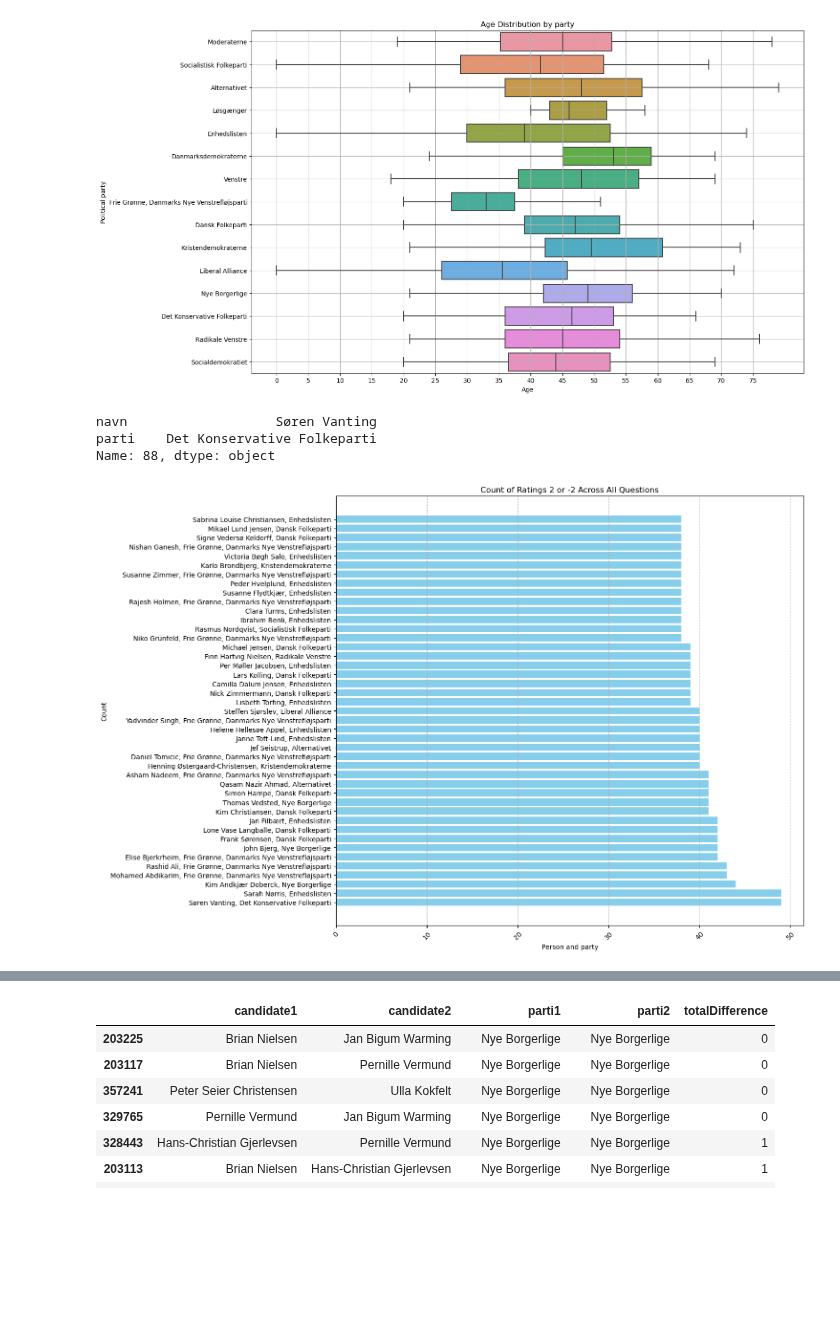
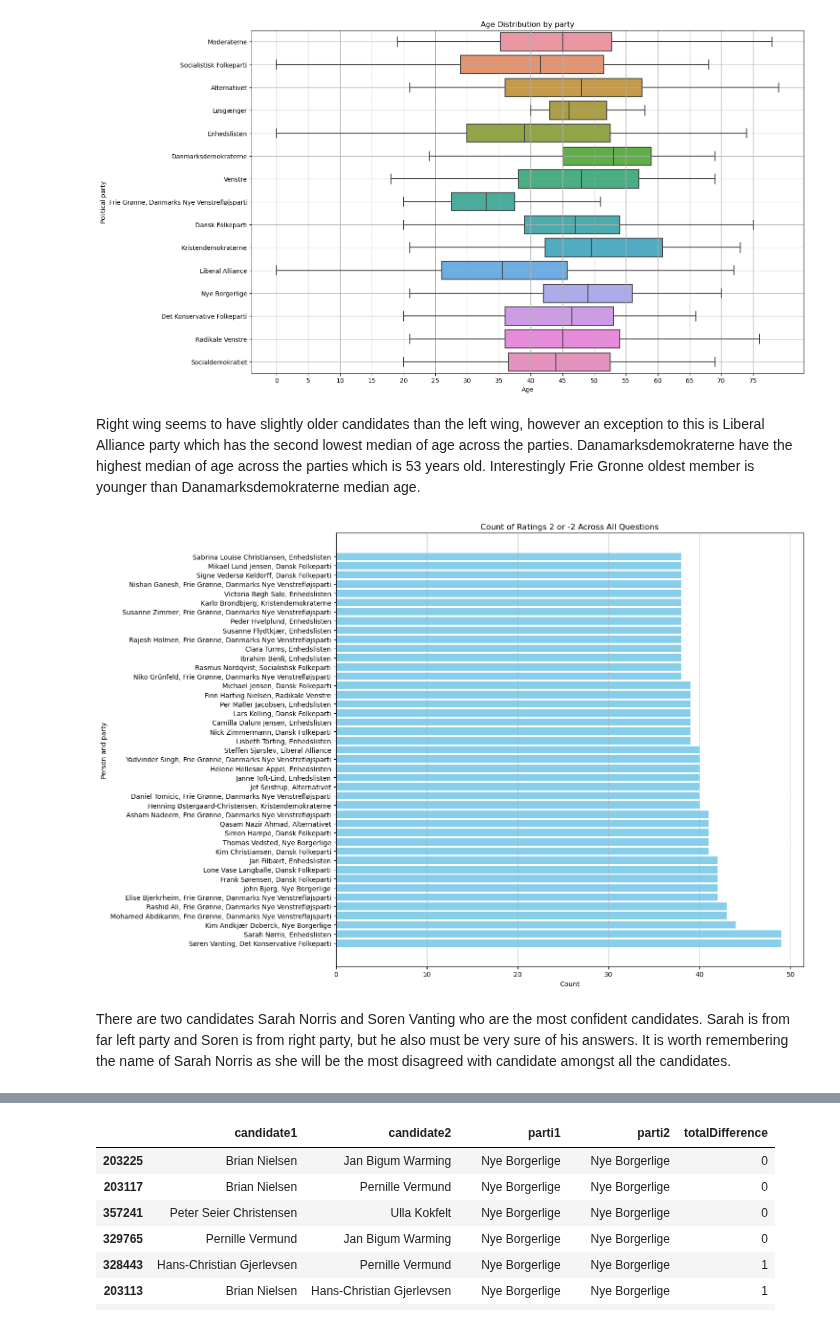
Before and after one commit to maksio420/ML, a Jupyter notebook: 2-candidates/Candidate Test 2022 I - Kamil.ipynb, the cells around one changed output, grey strips where cells are left out. Drawn from its saved outputs; the diff is of its cells as text; code cells hidden in the pictures; blank space fills up the shorter version.

```diff
--- a/2-candidates/Candidate Test 2022 I - Kamil.ipynb
+++ b/2-candidates/Candidate Test 2022 I - Kamil.ipynb
@@ -75,31 +75,30 @@ plt.xticks(np.arange(0, 80, 5))
 plt.grid(True)
 # %% [output]
 [figure]
+# %% [markdown]
+Right wing seems to have slightly older candidates than the left wing, however an exception to this is Liberal Alliance party which has the second lowest median of age across the parties. Danamarksdemokraterne have the highest median of age across the parties which is 53 years old. Interestingly Frie Gronne oldest member is younger than Danamarksdemokraterne median age.
 # %%
-# display(all_data['parti'])
-# parti, navn
 
 question_columns =  all_data.drop(['parti', 'navn', 'alder', 'storkreds'], axis=1)
-# counts = all_data.groupby(['parti', 'navn']).apply(lambda x: (x == 2).sum() + (x == -2).sum())
+
 counts = question_columns.apply(lambda row: ((row == 2) | (row == -2)).sum(), axis=1)
-display(all_data.loc[counts.idxmax(), ['navn', 'parti']])
+
 
 most_confident = counts.nlargest(int(len(counts) * 0.05))
 labels = [f"{all_data['navn'][navn]}, {parti}" for navn, parti in zip(most_confident.index, all_data.loc[most_confident.index, 'parti'])]
 
 plt.figure(figsize=(15, 10))
 plt.barh(labels, most_confident.values, color='skyblue')
 plt.title('Count of Ratings 2 or -2 Across All Questions')
 plt.ylabel('Person and party')
 plt.xlabel('Count')
 plt.grid(axis='x', linestyle='--', alpha=0.7)
 plt.tight_layout()
 plt.show()
 # %% [output]
-navn                   Søren Vanting
-parti    Det Konservative Folkeparti
-Name: 88, dtype: object
-[figure, old version]
+[figure, new version]
+# %% [markdown]
+There are two candidates Sarah Norris and Soren Vanting who are the most confident candidates. Sarah is from far left party and Soren is from right party, but he also must be very sure of his answers. It is worth remembering the name of Sarah Norris as she will be the most disagreed with candidate amongst all the candidates.
 # %%
 data_only_questions_and_parti = question_columns =  all_data.drop(['navn', 'alder', 'storkreds'], axis=1)
 data3 = data_only_questions_and_parti.drop(['parti'], axis=1)
```
Also changed, not shown: parts of 11 cells of this notebook.
